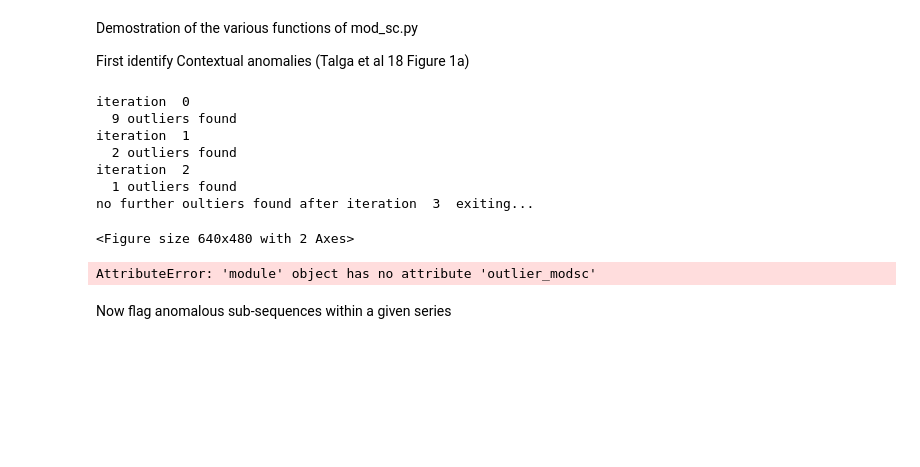
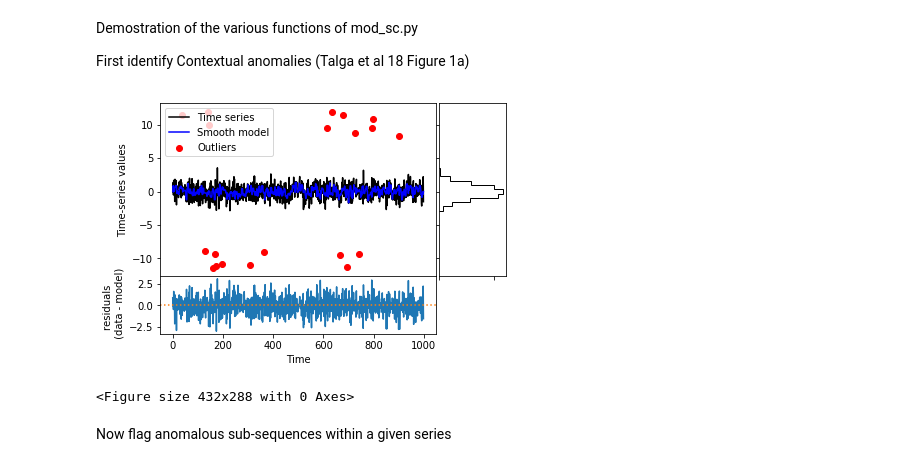
Before and after one commit to drds1/projects, a Jupyter notebook: outlier_detection/demo_outlier.ipynb, the cells around one changed output. Drawn from its saved outputs; the diff is of its cells as text; code cells hidden in the pictures; blank space fills up the shorter version.

```diff
--- a/outlier_detection/demo_outlier.ipynb
+++ b/outlier_detection/demo_outlier.ipynb
@@ -6,42 +6,34 @@ First identify Contextual anomalies (Talga et al 18 Figure 1a)
 # %%
 import numpy as np
 import scipy
 import matplotlib.pylab as plt
 import scipy.optimize as mcf
 import scipy.signal as ssig
 import matplotlib.gridspec as gridspec
 import outlier_rejection as orej
 
 
 #generate some fake random data to test the code. Specify the parameters of the fake data below
-filter_size = 5
-fname = 'running median'
-sd_true = 3.0
+sd_true = 1.0
 n_true  = 1000
-#some subset of the fake data will be the 'test outliers' the code is tasked to identify.
-#the parameters should be setup so that n_outlier < n_fake and sd_outlier > sd_fake.
 n_outlier = 20
 mean_outlier = 10.0
 sd_outlier = 1.0
+
+
+#make the fake data
 data_y = np.random.randn(n_true)*sd_true
 id_test = np.random.choice(np.arange(n_true), size=n_outlier, replace=False)
 data_y[id_test] = np.random.randn(n_outlier)*sd_outlier + mean_outlier
 idneg = np.random.choice(np.arange(n_outlier), size=n_outlier/2, replace=False)
 data_y[id_test[idneg]] = -1*data_y[id_test[idneg]]
 
 #Call the outlier rejection function defined above and test on the fake data.
-id_out = orej.outlier_modsc(data_y,sd_check=3.5,
+id_out = orej.outlier_smooth(data_y,sd_check=4,
 fname='running median',filter_size = 5,max_iteration=10,diagnostic_figure='show')
 # %% [output]
+[figure, added]
-iteration  0
-  9 outliers found
-iteration  1
-  2 outliers found
-iteration  2
-  1 outliers found
-no further oultiers found after iteration  3  exiting...
+<Figure size 432x288 with 0 Axes>
-<Figure size 640x480 with 2 Axes>
-AttributeError: 'module' object has no attribute 'outlier_modsc'
 # %% [markdown]
 Now flag anomalous sub-sequences within a given series
 # %%
```
Also changed, not shown: parts of 8 cells of this notebook, 6 other files.
